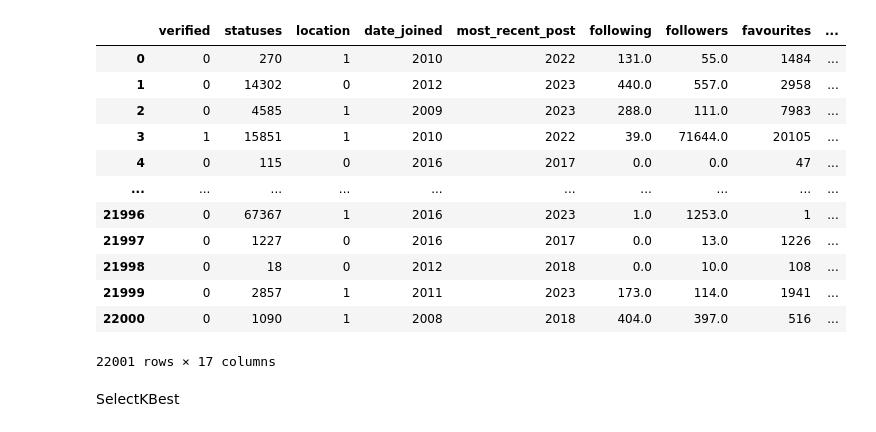
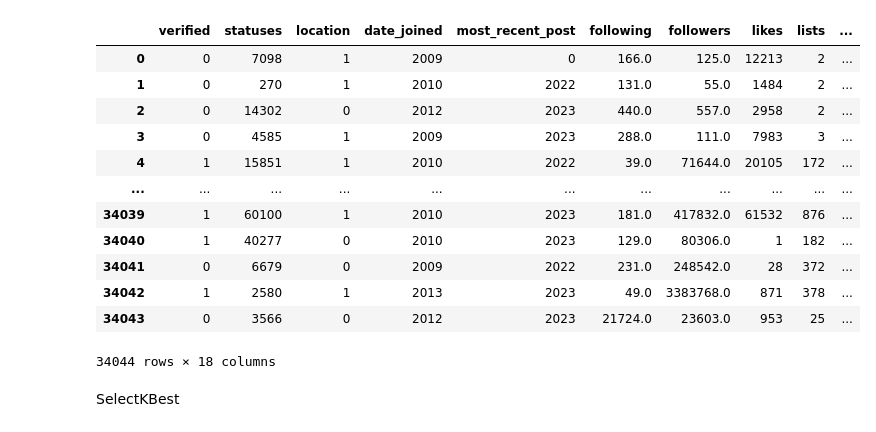
Before and after one commit to PFE2024/satt_ai, a Jupyter notebook: twitter/Feature_Selection.ipynb, the cells around one changed output. Saved outputs shown, nothing was run; the diff lists cells and outputs as text; code cells hidden in the pictures.

```diff
--- a/twitter/Feature_Selection.ipynb
+++ b/twitter/Feature_Selection.ipynb
@@ -1,31 +1,33 @@
 # %%
 import pandas as pd
 import numpy as np
 from sklearn.feature_selection import SelectKBest
 from sklearn.feature_selection import f_classif
-from sklearn.feature_selection import mutual_info_classif
-data = pd.read_csv("./Data/featuresfloatvf.csv")
+data = pd.read_csv("./Data/featuresfloatv2.csv")
+data.loc[data.account_type =='human','account_type']=1
+data.loc[data.account_type =='bot','account_type']=0
+# 'fake_follower',,'Monday','Tuesday','Wednesday','Thursday','Friday','Saturday','Sunday','12:00 AM','1:00 AM','2:00 AM','3:00 AM','4:00 AM','5:00 AM','6:00 AM','7:00 AM','8:00 AM','9:00 AM','10:00 AM','11:00 AM','12:00 PM','1:00 PM','2:00 PM','3:00 PM','4:00 PM','5:00 PM','6:00 PM','7:00 PM','8:00 PM','9:00 PM','10:00 PM','11:00 PM'
+data=data.loc[:,['verified','statuses','location','date_joined','most_recent_post','following','followers','likes','lists','tweet_language','tweets_this_week','retweet_ratio','retweeted_count','URL works','userNameScore','avg_tweets_by_hour_of_day','avg_tweets_by_day_of_week','account_type']]
+x=data.loc[:,['verified','statuses','location','date_joined','most_recent_post','following','followers','likes','lists','tweet_language','tweets_this_week','retweet_ratio','retweeted_count','URL works','userNameScore']]
+# ,'avg_tweets_by_hour_of_day','avg_tweets_by_day_of_week'
 
-# 'fake_follower',,'Monday','Tuesday','Wednesday','Thursday','Friday','Saturday','Sunday','12:00 AM','1:00 AM','2:00 AM','3:00 AM','4:00 AM','5:00 AM','6:00 AM','7:00 AM','8:00 AM','9:00 AM','10:00 AM','11:00 AM','12:00 PM','1:00 PM','2:00 PM','3:00 PM','4:00 PM','5:00 PM','6:00 PM','7:00 PM','8:00 PM','9:00 PM','10:00 PM','11:00 PM'
-# ,'avg_tweets_by_hour_of_day','avg_tweets_by_day_of_week'
-x = data.iloc[:, :-2]
 
 y = data.account_type.values.tolist()
-x
+data
 # %% [output]
-|  | verified | statuses | location | date_joined | most_recent_post | following | followers | favourites | ... |
-| 0 | 0 | 270 | 1 | 2010 | 2022 | 131.0 | 55.0 | 1484 | ... |
-| 1 | 0 | 14302 | 0 | 2012 | 2023 | 440.0 | 557.0 | 2958 | ... |
-| 2 | 0 | 4585 | 1 | 2009 | 2023 | 288.0 | 111.0 | 7983 | ... |
-| 3 | 1 | 15851 | 1 | 2010 | 2022 | 39.0 | 71644.0 | 20105 | ... |
-| 4 | 0 | 115 | 0 | 2016 | 2017 | 0.0 | 0.0 | 47 | ... |
-| ... | ... | ... | ... | ... | ... | ... | ... | ... | ... |
-| 21996 | 0 | 67367 | 1 | 2016 | 2023 | 1.0 | 1253.0 | 1 | ... |
-| 21997 | 0 | 1227 | 0 | 2016 | 2017 | 0.0 | 13.0 | 1226 | ... |
-| 21998 | 0 | 18 | 0 | 2012 | 2018 | 0.0 | 10.0 | 108 | ... |
-| 21999 | 0 | 2857 | 1 | 2011 | 2023 | 173.0 | 114.0 | 1941 | ... |
-| 22000 | 0 | 1090 | 1 | 2008 | 2018 | 404.0 | 397.0 | 516 | ... |
+|  | verified | statuses | location | date_joined | most_recent_post | following | followers | likes | lists | ... |
+| 0 | 0 | 7098 | 1 | 2009 | 0 | 166.0 | 125.0 | 12213 | 2 | ... |
+| 1 | 0 | 270 | 1 | 2010 | 2022 | 131.0 | 55.0 | 1484 | 2 | ... |
+| 2 | 0 | 14302 | 0 | 2012 | 2023 | 440.0 | 557.0 | 2958 | 2 | ... |
+| 3 | 0 | 4585 | 1 | 2009 | 2023 | 288.0 | 111.0 | 7983 | 3 | ... |
+| 4 | 1 | 15851 | 1 | 2010 | 2022 | 39.0 | 71644.0 | 20105 | 172 | ... |
+| ... | ... | ... | ... | ... | ... | ... | ... | ... | ... | ... |
+| 34039 | 1 | 60100 | 1 | 2010 | 2023 | 181.0 | 417832.0 | 61532 | 876 | ... |
+| 34040 | 1 | 40277 | 0 | 2010 | 2023 | 129.0 | 80306.0 | 1 | 182 | ... |
+| 34041 | 0 | 6679 | 0 | 2009 | 2022 | 231.0 | 248542.0 | 28 | 372 | ... |
+| 34042 | 1 | 2580 | 1 | 2013 | 2023 | 49.0 | 3383768.0 | 871 | 378 | ... |
+| 34043 | 0 | 3566 | 0 | 2012 | 2023 | 21724.0 | 23603.0 | 953 | 25 | ... |
-22001 rows × 17 columns
+34044 rows × 18 columns
 # %% [markdown]
 SelectKBest
 # %%
```
Also changed, not shown: parts of 9 cells of this notebook, 29 other files.
